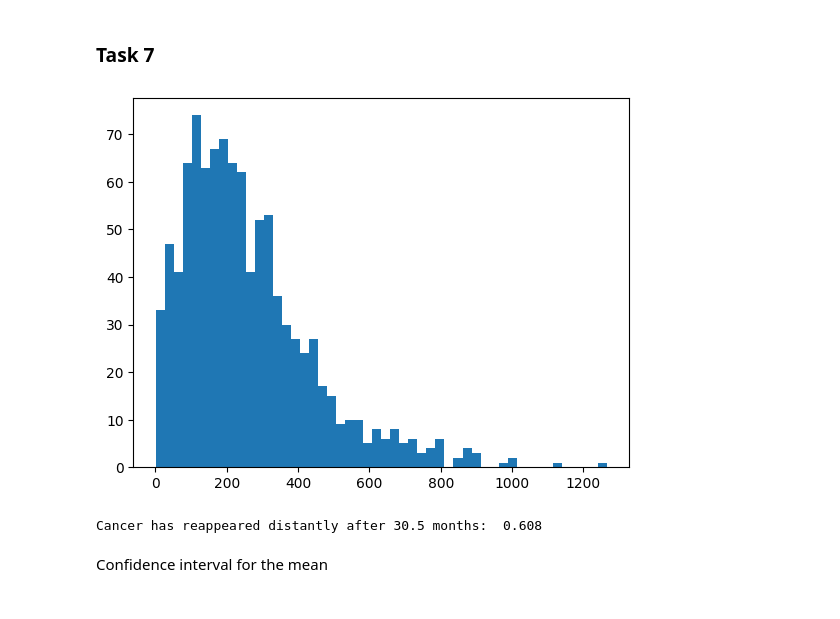
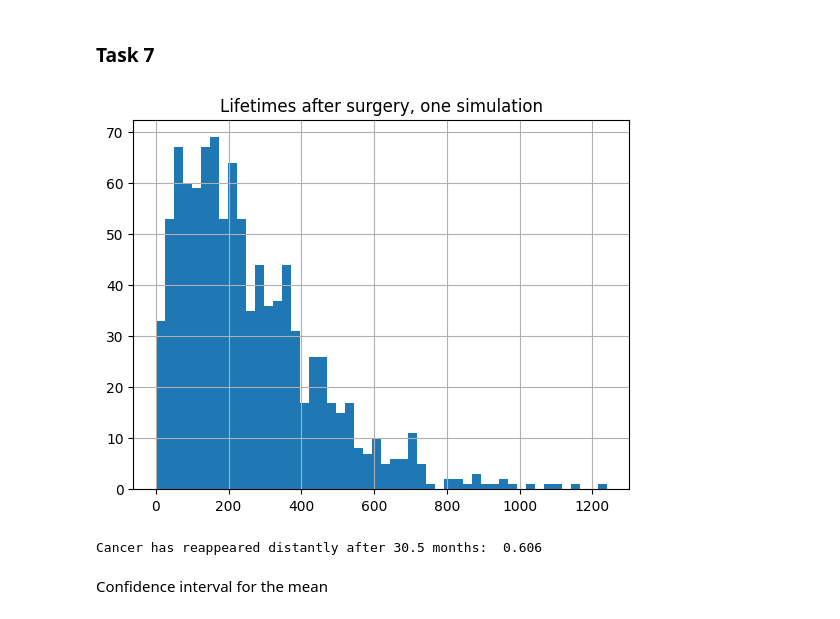
Before and after one commit to SigurdThorlund/02443-stochastic-simulation, a Jupyter notebook: project/project_1_giacomo.ipynb, the cells around one changed output. Saved outputs shown, nothing was run; the diff lists cells and outputs as text; code cells hidden in the pictures.

```diff
--- a/project/project_1_giacomo.ipynb
+++ b/project/project_1_giacomo.ipynb
@@ -218,12 +230,14 @@ def simulate_lifetimes_CTMC(n = 1000, Qsim = Q):
 # %%
 women = 1000
 lifetimes, distant = simulate_lifetimes_CTMC(n = women)
 plt.hist(lifetimes, bins = 50)
+plt.title('Lifetimes after surgery, one simulation')
+plt.grid()
 plt.show()
 print('Cancer has reappeared distantly after 30.5 months: ', distant/women)
 # %% [output]
-[figure, old version]
+[figure, new version]
-Cancer has reappeared distantly after 30.5 months:  0.608
+Cancer has reappeared distantly after 30.5 months:  0.606
 # %% [markdown]
 Confidence interval for the mean
 # %%
```
Also changed, not shown: parts of 17 cells of this notebook.
